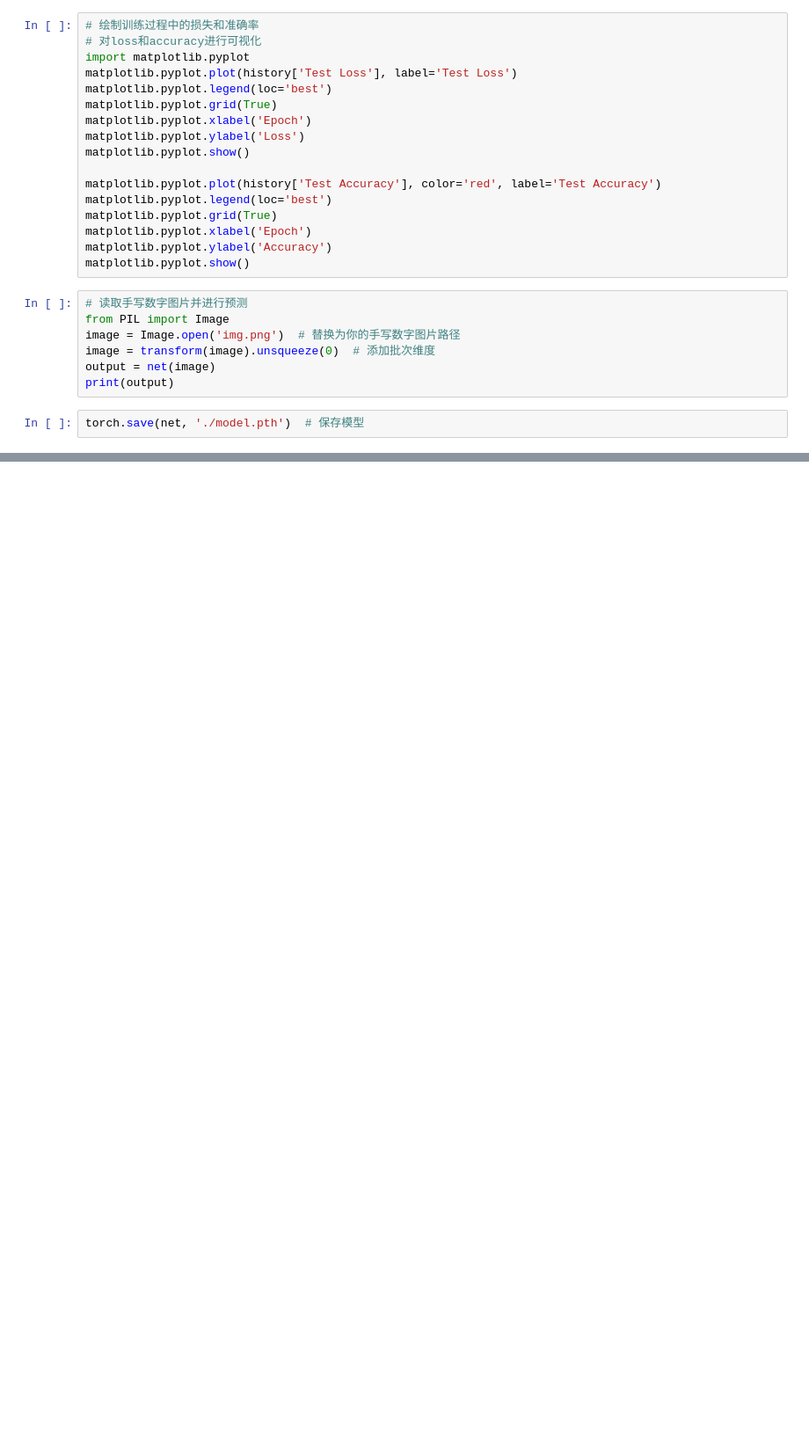
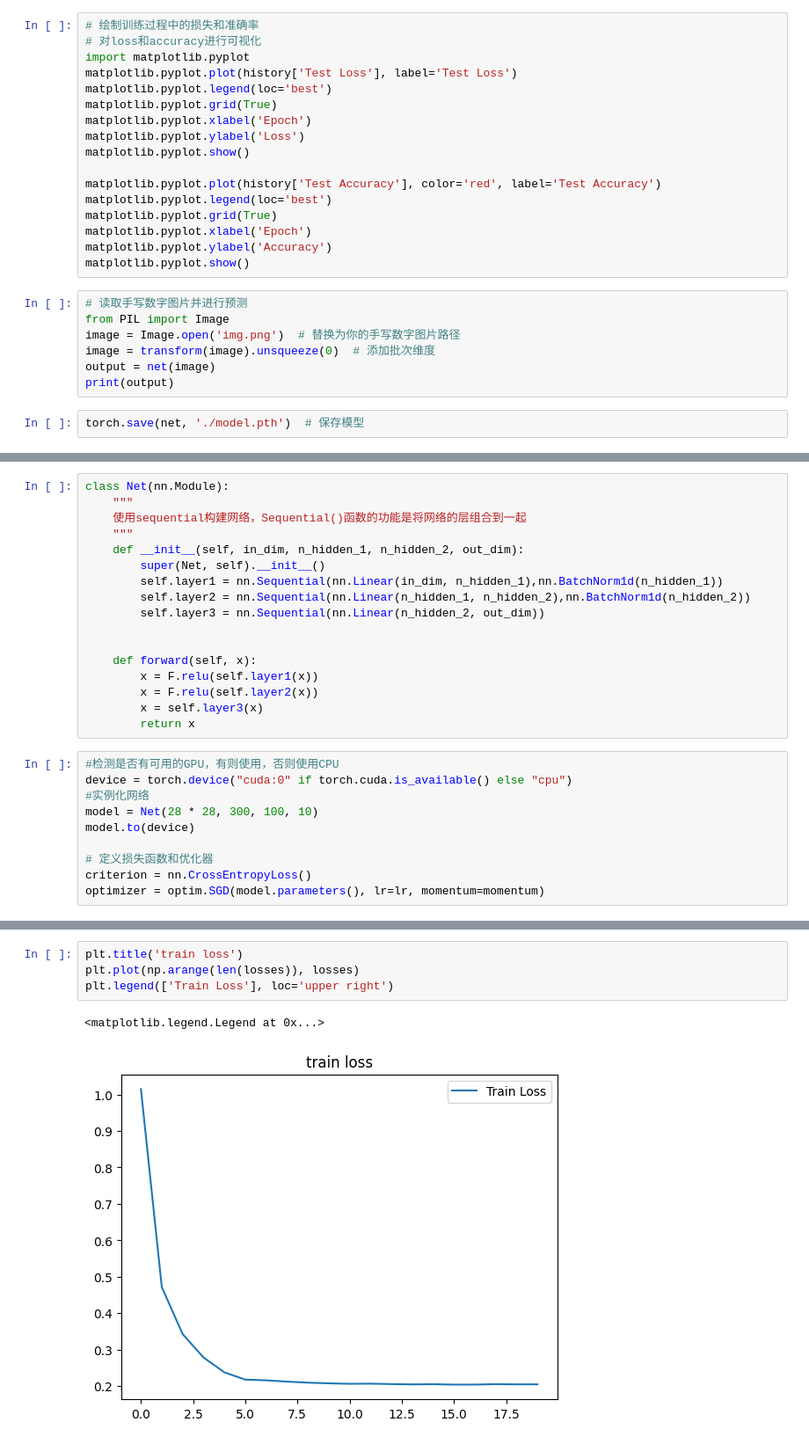
Before and after one commit to JINHUILYU/pytorch, a Jupyter notebook: demo.ipynb, the cells around one changed output, grey strips where cells are left out. Shown at 88% size. Drawn from its saved outputs; the diff is of its cells as text; blank space fills up the shorter version.

```diff
--- a/demo.ipynb
+++ b/demo.ipynb
@@ -154,0 +202,27 @@ torch.save(net, './model.pth')  # 保存模型
+# %%
+class Net(nn.Module):
+    """
+    使用sequential构建网络，Sequential()函数的功能是将网络的层组合到一起
+    """
+    def __init__(self, in_dim, n_hidden_1, n_hidden_2, out_dim):
+        super(Net, self).__init__()
+        self.layer1 = nn.Sequential(nn.Linear(in_dim, n_hidden_1),nn.BatchNorm1d(n_hidden_1))
+        self.layer2 = nn.Sequential(nn.Linear(n_hidden_1, n_hidden_2),nn.BatchNorm1d(n_hidden_2))
+        self.layer3 = nn.Sequential(nn.Linear(n_hidden_2, out_dim))
+
+
+    def forward(self, x):
+        x = F.relu(self.layer1(x))
+        x = F.relu(self.layer2(x))
+        x = self.layer3(x)
+        return x
+# %%
+#检测是否有可用的GPU，有则使用，否则使用CPU
+device = torch.device("cuda:0" if torch.cuda.is_available() else "cpu")
+#实例化网络
+model = Net(28 * 28, 300, 100, 10)
+model.to(device)
+
+# 定义损失函数和优化器
+criterion = nn.CrossEntropyLoss()
+optimizer = optim.SGD(model.parameters(), lr=lr, momentum=momentum)
@@ -154,0 +310,7 @@ torch.save(net, './model.pth')  # 保存模型
+# %%
+plt.title('train loss')
+plt.plot(np.arange(len(losses)), losses)
+plt.legend(['Train Loss'], loc='upper right')
+# %% [output]
+<matplotlib.legend.Legend at 0x...>
+[figure, added]
```
Also changed, not shown: parts of 20 cells of this notebook, 4 other files.
